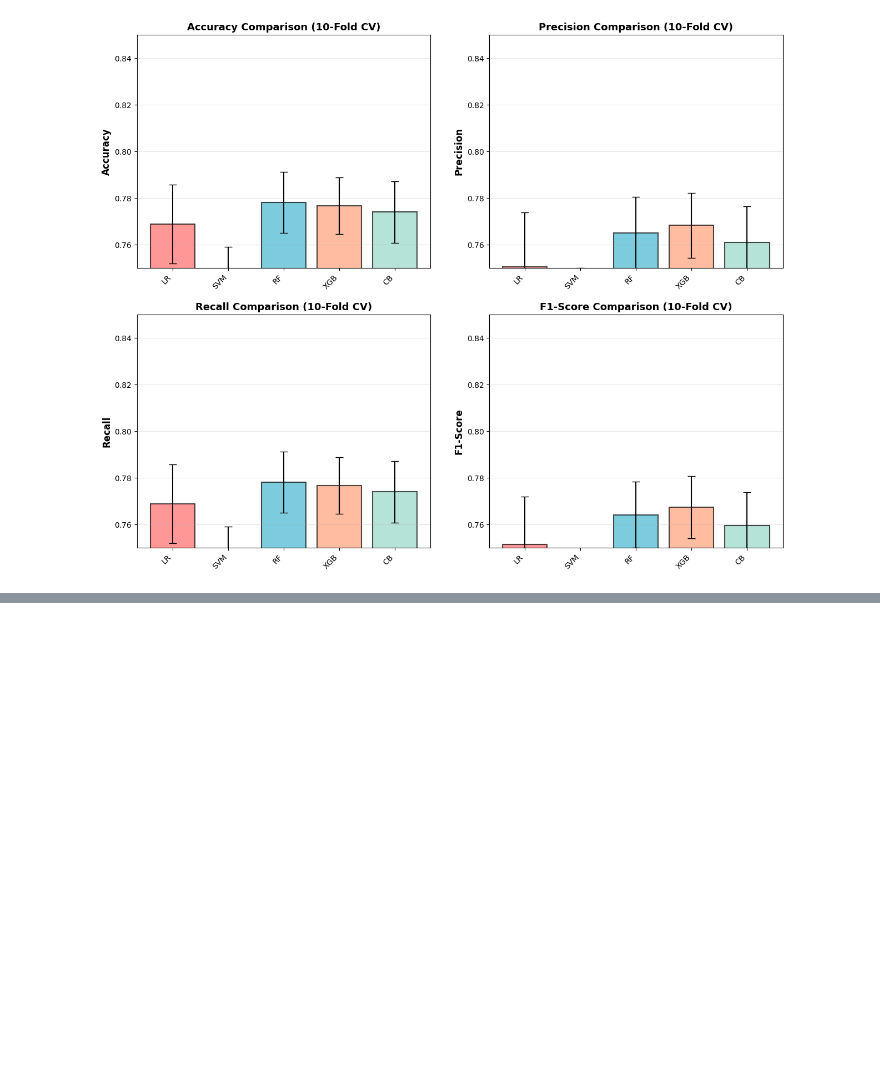
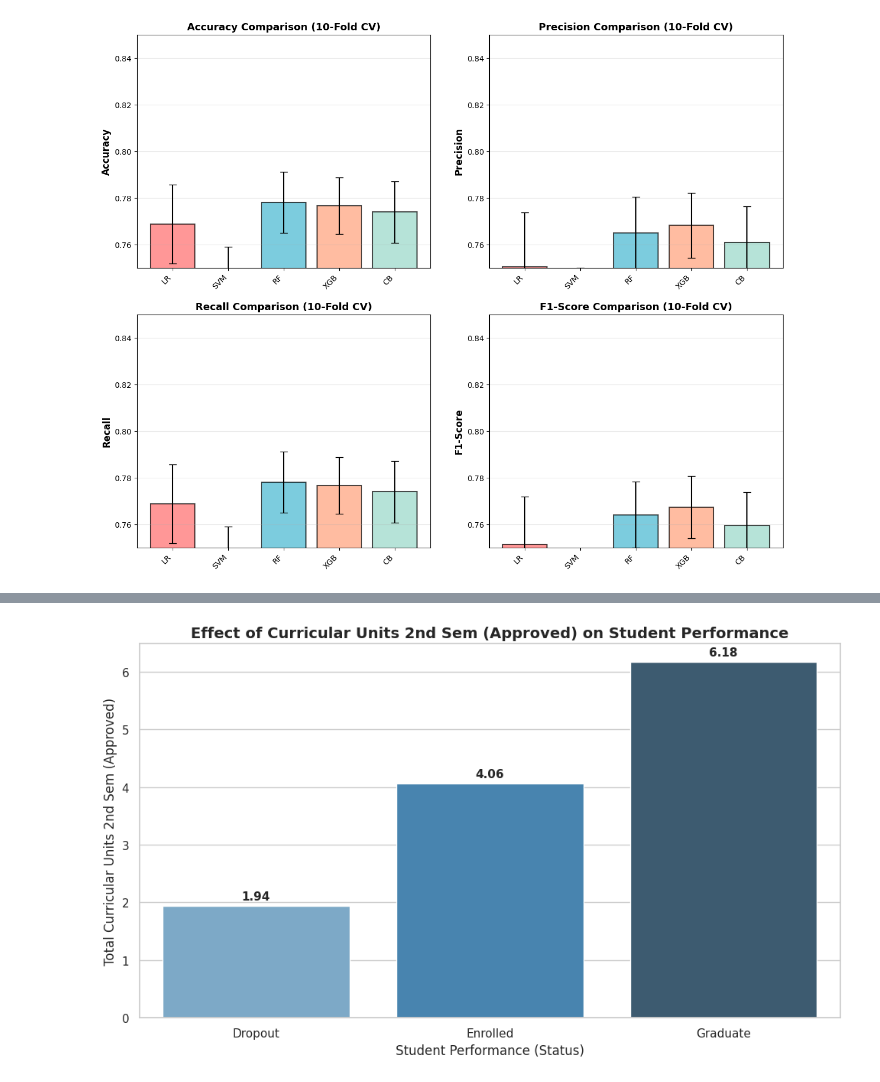
Before and after one commit to hayahanyyy/Bachelor-Thesis, a Jupyter notebook: Implementation_02.ipynb, the cells around one changed output, grey strips where cells are left out. Cells and saved outputs as stored; diff of their text form; code cells hidden in the pictures; blank space fills up the shorter version.

```diff
--- a/Implementation_02.ipynb
+++ b/Implementation_02.ipynb
@@ -914,0 +1030,39 @@ for idx, metric in enumerate(metrics):
+# %%
+import matplotlib.pyplot as plt
+import seaborn as sns
+
+# Ensure the Target column is in the correct order to show the upward trend
+# Order: Dropout -> Enrolled -> Graduate
+order = ['Dropout', 'Enrolled', 'Graduate']
+
+# Set the visual style to match the paper
+plt.figure(figsize=(10, 6))
+sns.set(style="whitegrid")
+
+# Create the bar chart
+# This calculates the mean of 'Curricular units 2nd sem (approved)' for each category
+ax = sns.barplot(x='Target',
+                 y='Sem2_Units_Approved',
+                 data=df,
+                 order=order,
+                 palette='Blues_d',
+                 ci=None) # Paper usually shows means without error bars for this trend
+
+# Exact Titles and Labels based on Fig. 6 description
+plt.title('Effect of Curricular Units 2nd Sem (Approved) on Student Performance', fontsize=14, fontweight='bold')
+plt.xlabel('Student Performance (Status)', fontsize=12)
+plt.ylabel('Total Curricular Units 2nd Sem (Approved)', fontsize=12)
+
+# Adding the numeric values on top of the bars for clarity (optional, often seen in research)
+for p in ax.patches:
+    ax.annotate(format(p.get_height(), '.2f'),
+                (p.get_x() + p.get_width() / 2., p.get_height()),
+                ha = 'center', va = 'center',
+                xytext = (0, 9),
+                textcoords = 'offset points',
+                fontsize=11, fontweight='bold')
+
+plt.tight_layout()
+plt.show()
+# %% [output]
+[figure, added]
```
Also changed, not shown: parts of 5 cells of this notebook.
